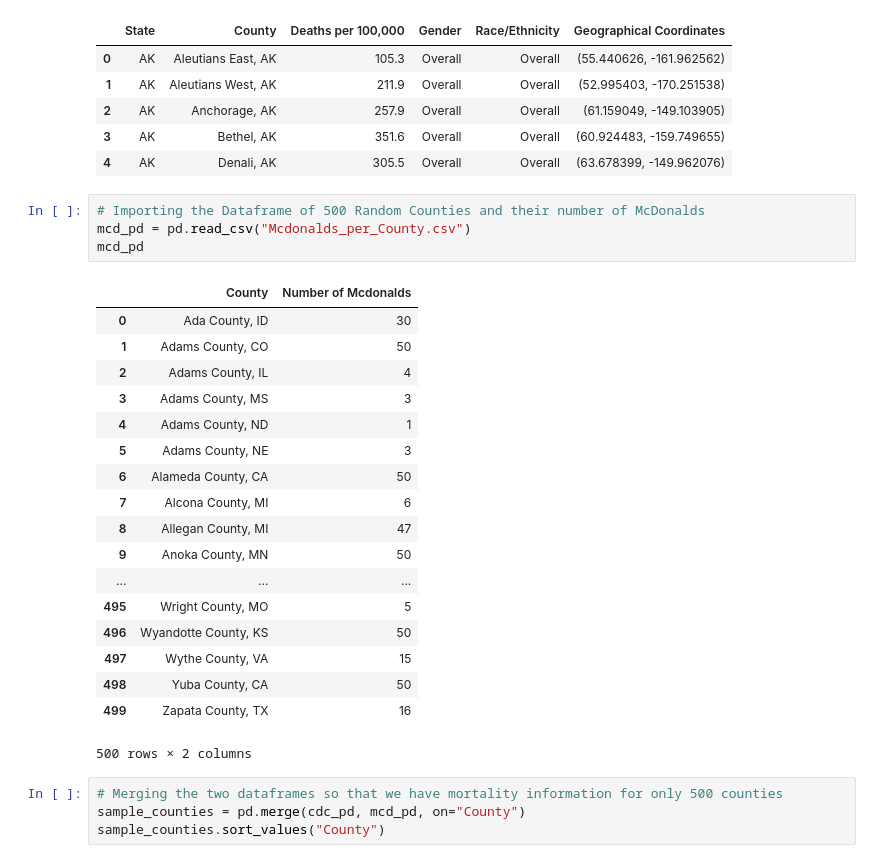
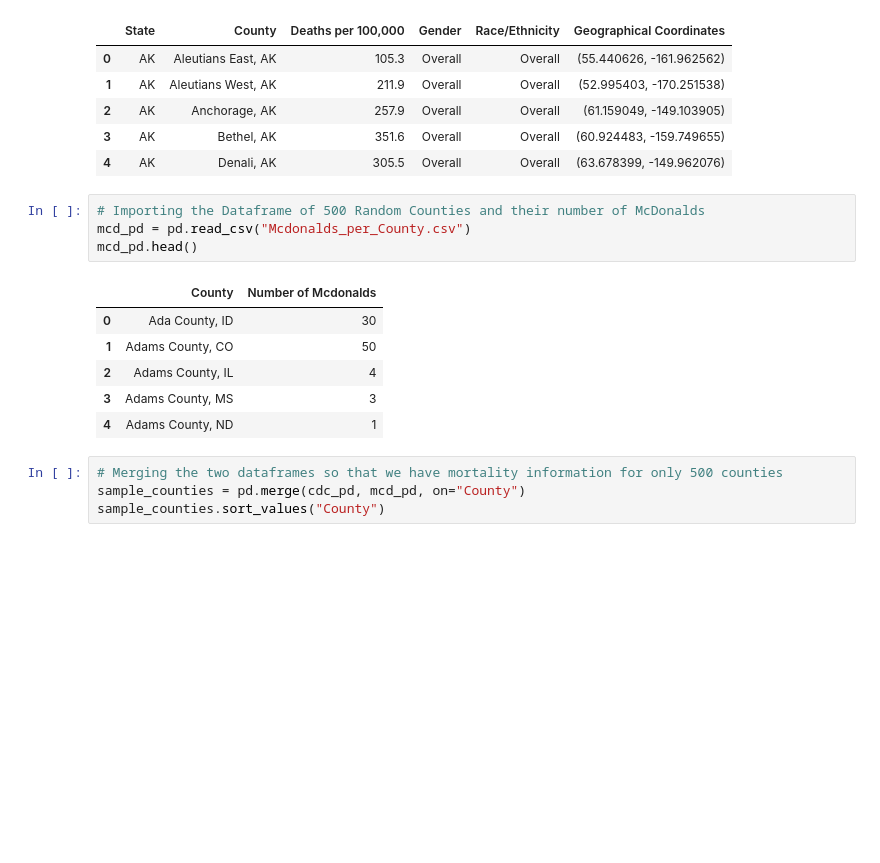
Before and after one commit to patrickmheembrock/ProjectRepo, a Jupyter notebook: Patricks Updates/Data Analysis Notebook - Pie Graphs.ipynb, the cells around one changed output. Cells and saved outputs as stored; diff of their text form; blank space fills up the shorter version.

```diff
--- a/Patricks Updates/Data Analysis Notebook - Pie Graphs.ipynb
+++ b/Patricks Updates/Data Analysis Notebook - Pie Graphs.ipynb
@@ -23,26 +23,14 @@ cdc_pd.head()
 # %%
 # Importing the Dataframe of 500 Random Counties and their number of McDonalds
 mcd_pd = pd.read_csv("Mcdonalds_per_County.csv")
-mcd_pd
+mcd_pd.head()
 # %% [output]
 |  | County | Number of Mcdonalds |
 | 0 | Ada County, ID | 30 |
 | 1 | Adams County, CO | 50 |
 | 2 | Adams County, IL | 4 |
 | 3 | Adams County, MS | 3 |
 | 4 | Adams County, ND | 1 |
-| 5 | Adams County, NE | 3 |
-| 6 | Alameda County, CA | 50 |
-| 7 | Alcona County, MI | 6 |
-| 8 | Allegan County, MI | 47 |
-| 9 | Anoka County, MN | 50 |
-| ... | ... | ... |
-| 495 | Wright County, MO | 5 |
-| 496 | Wyandotte County, KS | 50 |
-| 497 | Wythe County, VA | 15 |
-| 498 | Yuba County, CA | 50 |
-| 499 | Zapata County, TX | 16 |
-500 rows × 2 columns
 # %%
 # Merging the two dataframes so that we have mortality information for only 500 counties
 sample_counties = pd.merge(cdc_pd, mcd_pd, on="County")
```
Also changed, not shown: parts of 12 cells of this notebook, 6 other files.
